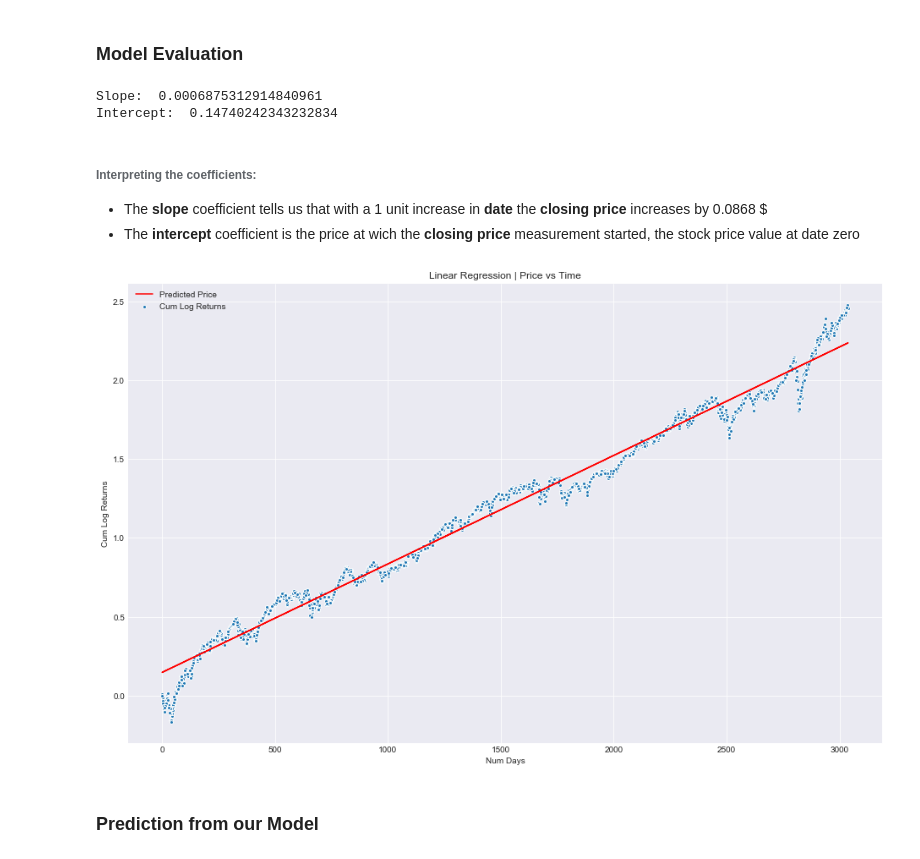
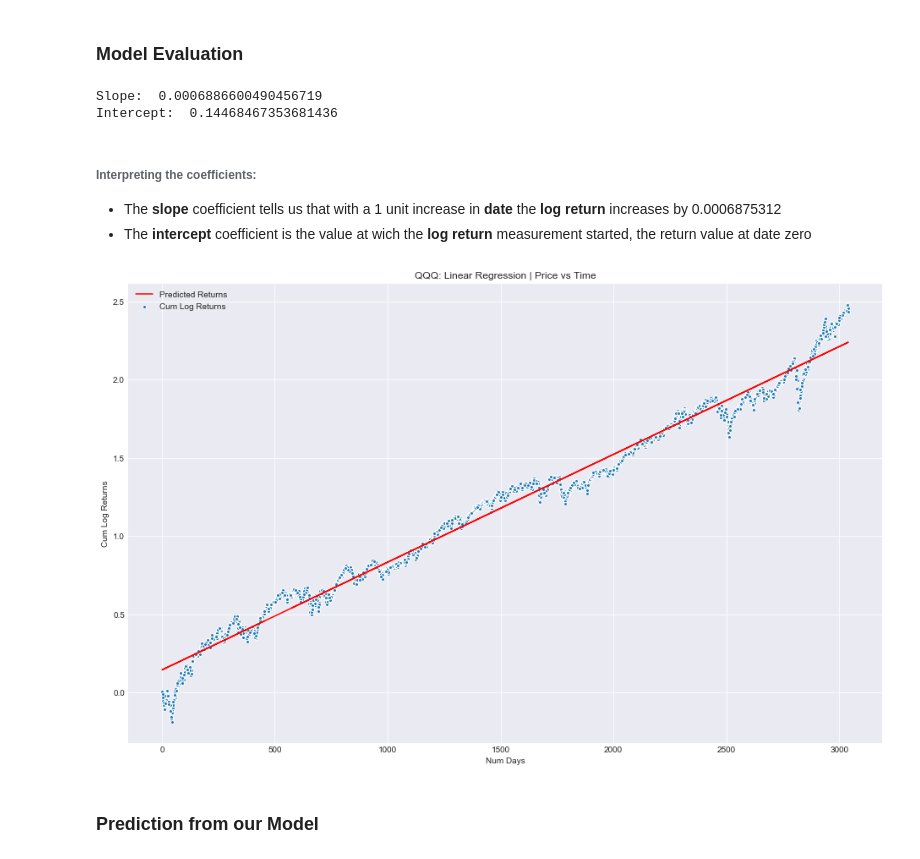
Before and after one commit to bestep50/Predicting-Stock-Prices-with-Linear-Regression, a Jupyter notebook: Predicting QQQ with Linear Regression.ipynb, the cells around one changed output. Cells and saved outputs as stored; diff of their text form; code cells hidden in the pictures.

```diff
--- a/Predicting QQQ with Linear Regression.ipynb
+++ b/Predicting QQQ with Linear Regression.ipynb
@@ -24,10 +24,11 @@ plt.rc('lines', markersize=4)
 # Set start and end date for stock prices
 start_date = '2009-01-01'
 end_date = datetime.date.today()
-# Load data from yfinance
-data = yfinance.download('QQQ', start=start_date, end=end_date)
+# Set ticker and load data from yfinance
+ticker = 'QQQ'
+data = yfinance.download(ticker, start=start_date, end=end_date)
 # Save data to CSV file
-data.to_csv('data/qqq_stock.csv')
+data.to_csv('data/' + ticker + '.csv')
 # %% [output]
 [*********************100%***********************]  1 of 1 completed
 # %%
@@ -227,25 +229,25 @@ print('Slope: ', np.squeeze(model.coef_))
 # The Intercept
 print('Intercept: ', model.intercept_)
 # %% [output]
-Slope:  0.0006875312914840961
-Intercept:  0.14740242343232834
+Slope:  0.0006886600490456719
+Intercept:  0.14468467353681436
 # %% [markdown]
 ###### Interpreting the coefficients:
 
-* The **slope** coefficient tells us that with a 1 unit increase in **date** the **closing price** increases by 0.0868 $
-* The **intercept** coefficient is the price at wich the **closing price** measurement started, the stock price value at date zero
+* The **slope** coefficient tells us that with a 1 unit increase in **date** the **log return** increases by 0.0006875312
+* The **intercept** coefficient is the value at wich the **log return** measurement started, the return value at date zero
 # %%
 # Train set graph
 plt.figure(1, figsize=(16,10))
-plt.title('Linear Regression | Price vs Time')
+plt.title(ticker + ': Linear Regression | Price vs Time')
 plt.scatter(X_train, y_train, edgecolor='w', label='Cum Log Returns')
-plt.plot(X_train, model.predict(X_train), color='r', label='Predicted Price')
+plt.plot(X_train, model.predict(X_train), color='r', label='Predicted Returns')
 plt.xlabel('Num Days')
 plt.ylabel('Cum Log Returns')
 plt.legend()
 plt.show()
 # %% [output]
-[figure, old version]
+[figure, new version]
 # %% [markdown]
 ### Prediction from our Model
 # %%
```
Also changed, not shown: parts of 20 cells of this notebook, 4 other files.
